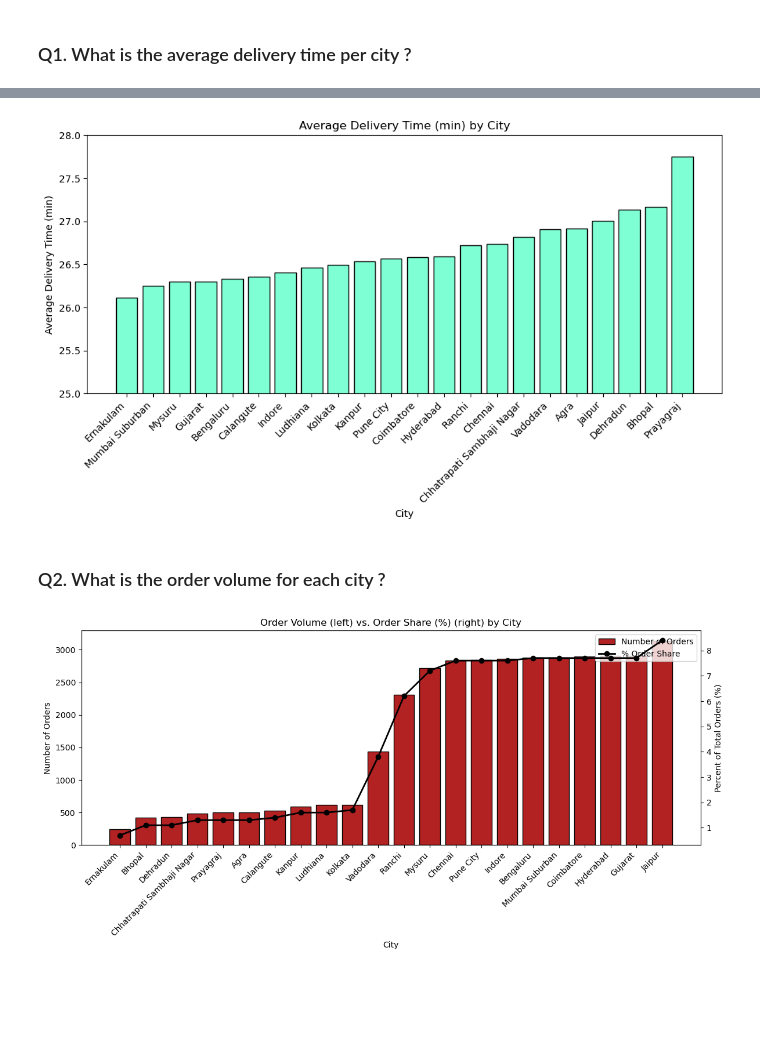
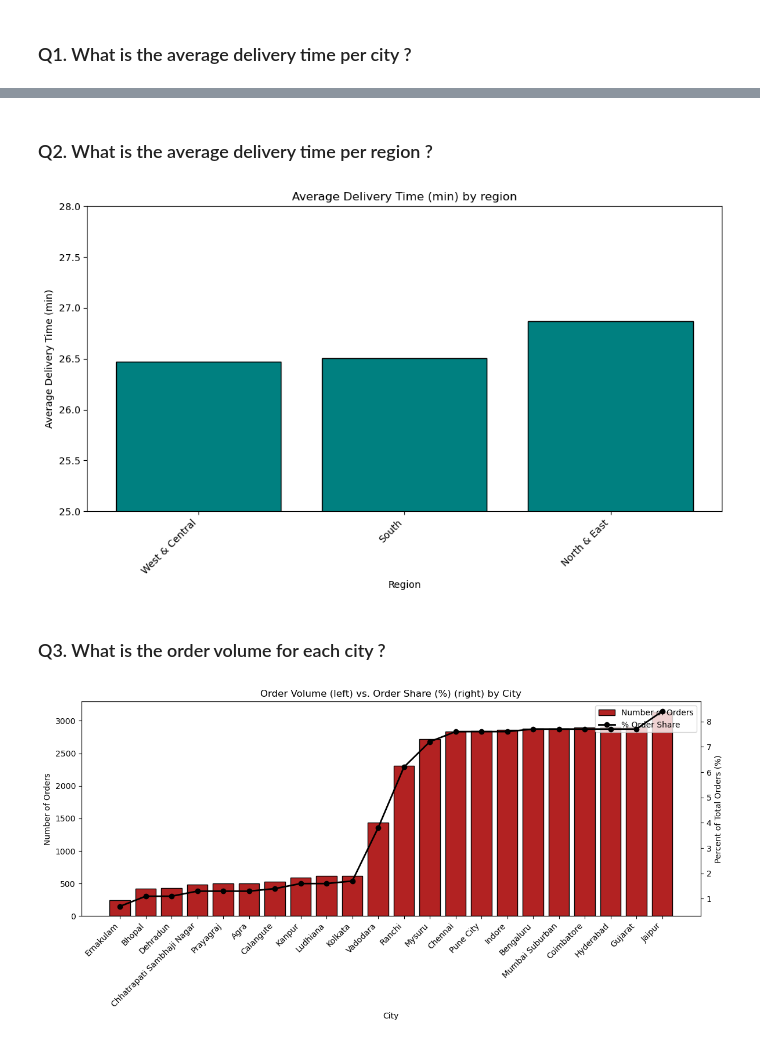
Before and after one commit to shubhx32/Network-Food-Delivery-EDA, a Jupyter notebook: notebooks/Food-Delivery-EDA.ipynb, the cells around one changed output, grey strips where cells are left out. Saved outputs shown, nothing was run; the diff lists cells and outputs as text; code cells hidden in the pictures; blank space fills up the shorter version.

Commit message:
Update tables

```diff
--- a/notebooks/Food-Delivery-EDA.ipynb
+++ b/notebooks/Food-Delivery-EDA.ipynb
@@ -467,18 +503,5 @@ df2 = df2.merge(
 )
 # %%
 print(f"Loaded {len(geocoding_cache)} cached coordinates.")
-
-# Leftjoin to add data to the working dataframe
-df = df.merge(df2[['restaurant_id','city_label','city_name']],
-              on='restaurant_id',
-              how='left'
-    )
-
-# Output the city label dataframe
-output_dir = "tables"
-os.makedirs(output_dir, exist_ok=True)          # 1) ensure the folder exists
-
-file_name = "City Table.csv"                    # 2) give the file a real name
-df2.to_csv(os.path.join(output_dir, file_name), index=False)
 # %% [output]
 Loaded 24 cached coordinates.
@@ -569,7 +689,9 @@ IFrame("zomato_clusters_folium.html", width=900, height=600)
+# %% [markdown]
+### Q2. What is the average delivery time per region ?
 # %%
-avg_time_by_city = (
+avg_time_by_region = (
     df
-    .groupby('city_name', as_index=False)['time_taken_min']
+    .groupby('region', as_index=False)['time_taken_min']
     .mean()
     .rename(columns={'time_taken_min': 'avg_delivery_min'})
     .sort_values('avg_delivery_min')
@@ -577,21 +699,21 @@ avg_time_by_city = (
 # %%
 fig, ax1 = plt.subplots(figsize=(10, 6))
 
-bars = ax1.bar(avg_time_by_city['city_name'], avg_time_by_city['avg_delivery_min'],
-               color='aquamarine', label='Average Delivery Time', edgecolor='black')
+bars = ax1.bar(avg_time_by_region['region'], avg_time_by_region['avg_delivery_min'],
+               color='teal', label='Average Delivery Time', edgecolor='black')
 ax1.set_ylim(25,28)
 ax1.set_ylabel('Average Delivery Time (min)')
-ax1.set_xlabel('City')
+ax1.set_xlabel('Region')
 ax1.tick_params(axis='y')
-ax1.set_xticklabels(avg_time_by_city['city_name'], rotation=45, ha='right')
+ax1.set_xticklabels(avg_time_by_region['region'], rotation=45, ha='right')
 
-plt.title('Average Delivery Time (min) by City')
+plt.title('Average Delivery Time (min) by region')
 plt.tight_layout()
 plt.show()
 # %% [output]
-[figure, old version]
+[figure, new version]
 # %% [markdown]
-### Q2. What is the order volume for each city ?
+### Q3. What is the order volume for each city ?
 # %%
 order_volume_by_city = (
     df
```
Also changed, not shown: parts of 29 cells of this notebook, 19 other files.
